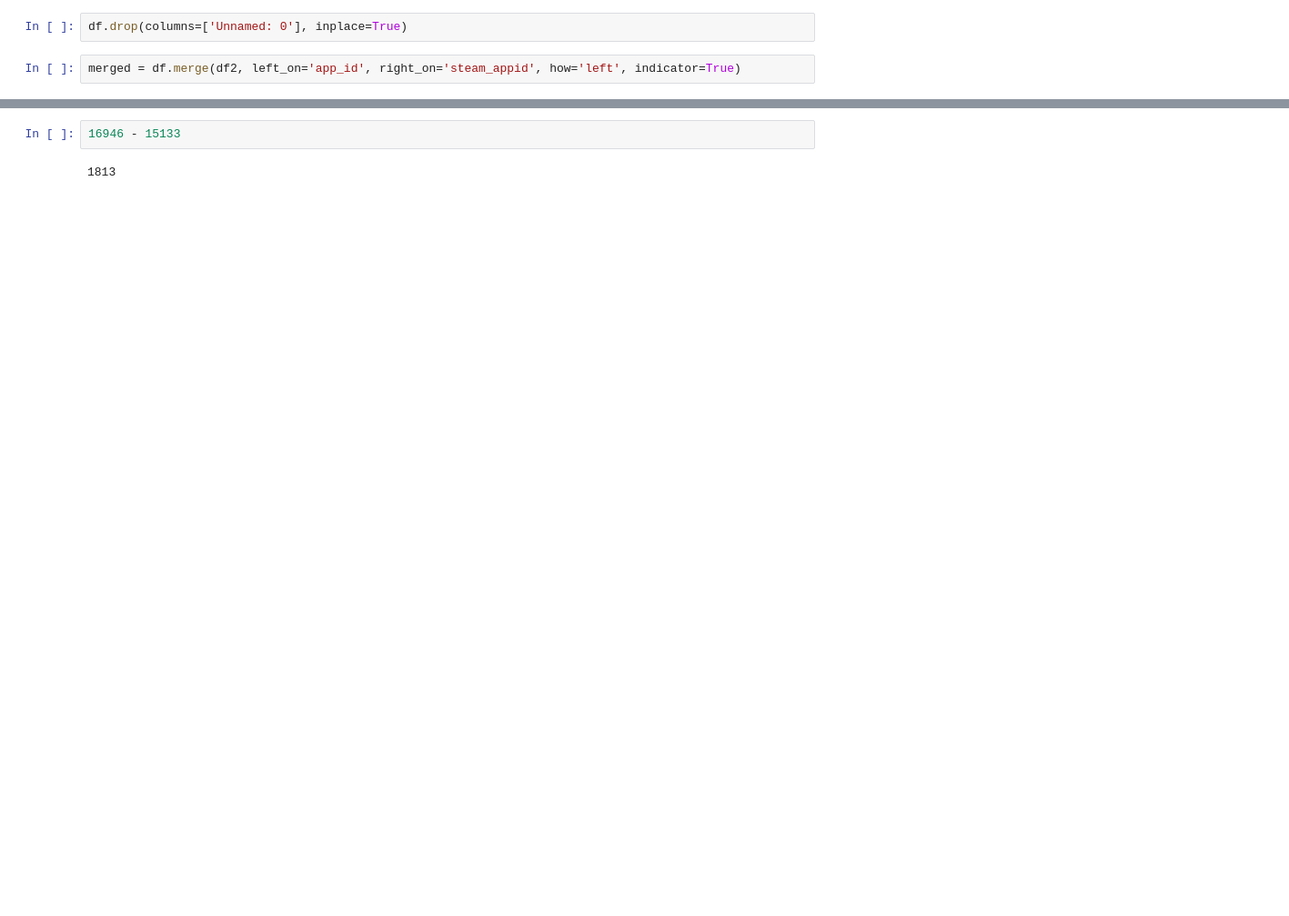
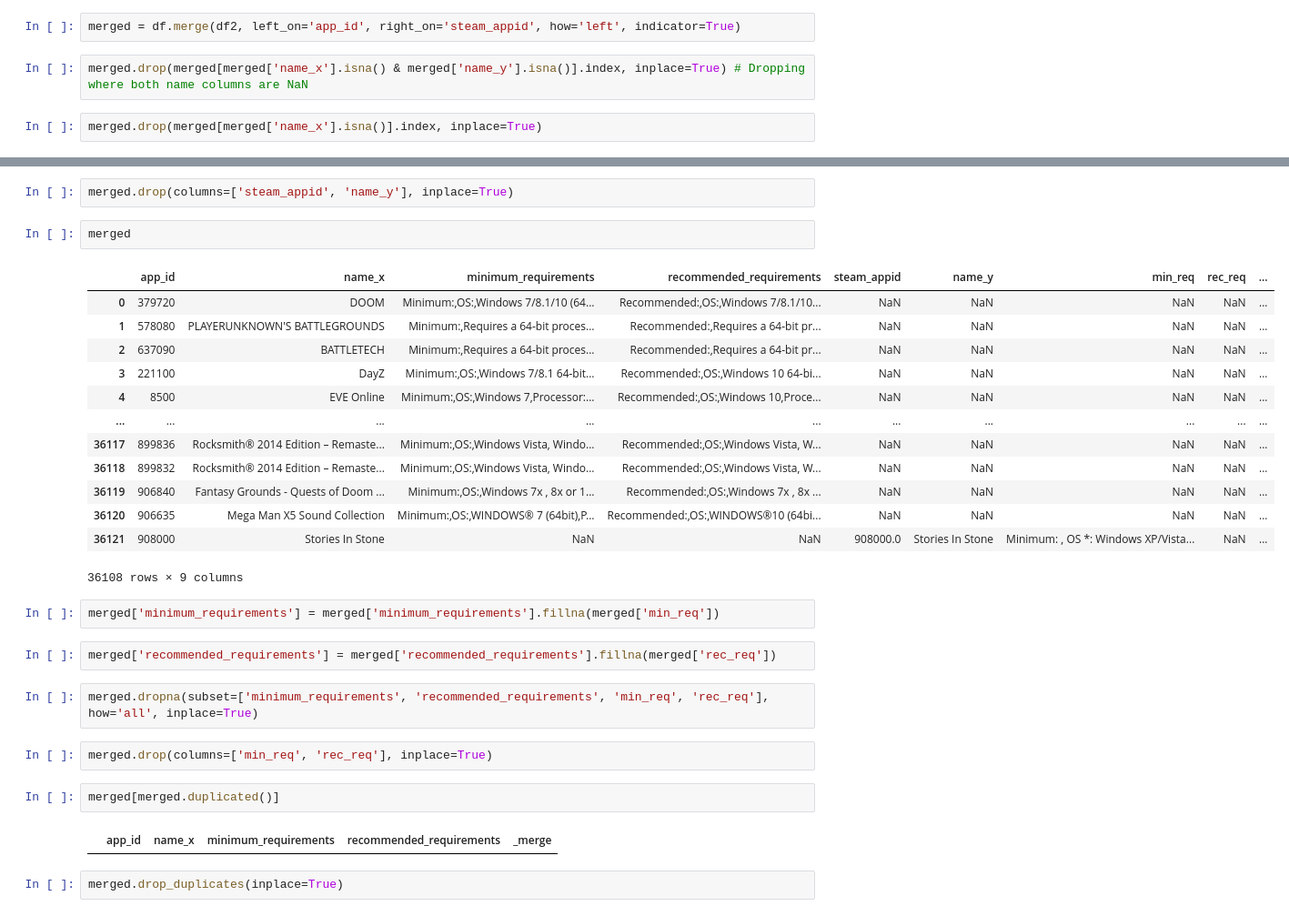
Before and after one commit to GrupoMackenzie/ProjetoAplicado03-DataScience-Mackenzie-2026, a Jupyter notebook: src/notebooks/requirements_merge.ipynb, the cells around one changed output, grey strips where cells are left out. Shown at 91% size. Saved outputs shown, nothing was run; the diff lists cells and outputs as text; blank space fills up the shorter version.

Commit message:
dataset merge complete

```diff
--- a/src/notebooks/requirements_merge.ipynb
+++ b/src/notebooks/requirements_merge.ipynb
@@ -91,7 +143,9 @@ df2
-# %%
-df.drop(columns=['Unnamed: 0'], inplace=True)
 # %%
 merged = df.merge(df2, left_on='app_id', right_on='steam_appid', how='left', indicator=True)
+# %%
+merged.drop(merged[merged['name_x'].isna() & merged['name_y'].isna()].index, inplace=True) # Dropping where both name columns are NaN
+# %%
+merged.drop(merged[merged['name_x'].isna()].index, inplace=True)
 # %%
 merged[merged['_merge'] == 'both']
 # %% [output]
@@ -111,4 +165,32 @@ merged[merged['_merge'] == 'both']
-# %%
-16946 - 15133
-# %% [output]
-1813
+# %%
+merged.drop(columns=['steam_appid', 'name_y'], inplace=True)
+# %%
+merged
+# %% [output]
+|  | app_id | name_x | minimum_requirements | recommended_requirements | steam_appid | name_y | min_req | rec_req | ... |
+| 0 | 379720 | DOOM | Minimum:,OS:,Windows 7/8.1/10 (64... | Recommended:,OS:,Windows 7/8.1/10... | NaN | NaN | NaN | NaN | ... |
+| 1 | 578080 | PLAYERUNKNOWN'S BATTLEGROUNDS | Minimum:,Requires a 64-bit proces... | Recommended:,Requires a 64-bit pr... | NaN | NaN | NaN | NaN | ... |
+| 2 | 637090 | BATTLETECH | Minimum:,Requires a 64-bit proces... | Recommended:,Requires a 64-bit pr... | NaN | NaN | NaN | NaN | ... |
+| 3 | 221100 | DayZ | Minimum:,OS:,Windows 7/8.1 64-bit... | Recommended:,OS:,Windows 10 64-bi... | NaN | NaN | NaN | NaN | ... |
+| 4 | 8500 | EVE Online | Minimum:,OS:,Windows 7,Processor:... | Recommended:,OS:,Windows 10,Proce... | NaN | NaN | NaN | NaN | ... |
+| ... | ... | ... | ... | ... | ... | ... | ... | ... | ... |
+| 36117 | 899836 | Rocksmith® 2014 Edition – Remaste... | Minimum:,OS:,Windows Vista, Windo... | Recommended:,OS:,Windows Vista, W... | NaN | NaN | NaN | NaN | ... |
+| 36118 | 899832 | Rocksmith® 2014 Edition – Remaste... | Minimum:,OS:,Windows Vista, Windo... | Recommended:,OS:,Windows Vista, W... | NaN | NaN | NaN | NaN | ... |
+| 36119 | 906840 | Fantasy Grounds - Quests of Doom ... | Minimum:,OS:,Windows 7x , 8x or 1... | Recommended:,OS:,Windows 7x , 8x ... | NaN | NaN | NaN | NaN | ... |
+| 36120 | 906635 | Mega Man X5 Sound Collection | Minimum:,OS:,WINDOWS® 7 (64bit),P... | Recommended:,OS:,WINDOWS®10 (64bi... | NaN | NaN | NaN | NaN | ... |
+| 36121 | 908000 | Stories In Stone | NaN | NaN | 908000.0 | Stories In Stone | Minimum: , OS *: Windows XP/Vista... | NaN | ... |
+36108 rows × 9 columns
+# %%
+merged['minimum_requirements'] = merged['minimum_requirements'].fillna(merged['min_req'])
+# %%
+merged['recommended_requirements'] = merged['recommended_requirements'].fillna(merged['rec_req'])
+# %%
+merged.dropna(subset=['minimum_requirements', 'recommended_requirements', 'min_req', 'rec_req'], how='all', inplace=True)
+# %%
+merged.drop(columns=['min_req', 'rec_req'], inplace=True)
+# %%
+merged[merged.duplicated()]
+# %% [output]
+|  | app_id | name_x | minimum_requirements | recommended_requirements | _merge |
+# %%
+merged.drop_duplicates(inplace=True)
```
Also changed, not shown: parts of 23 cells of this notebook, 4 other files.
